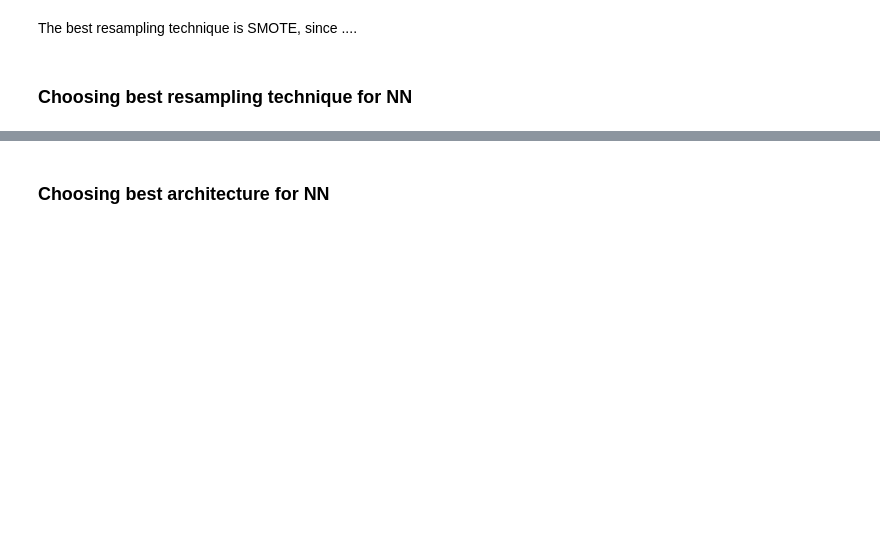
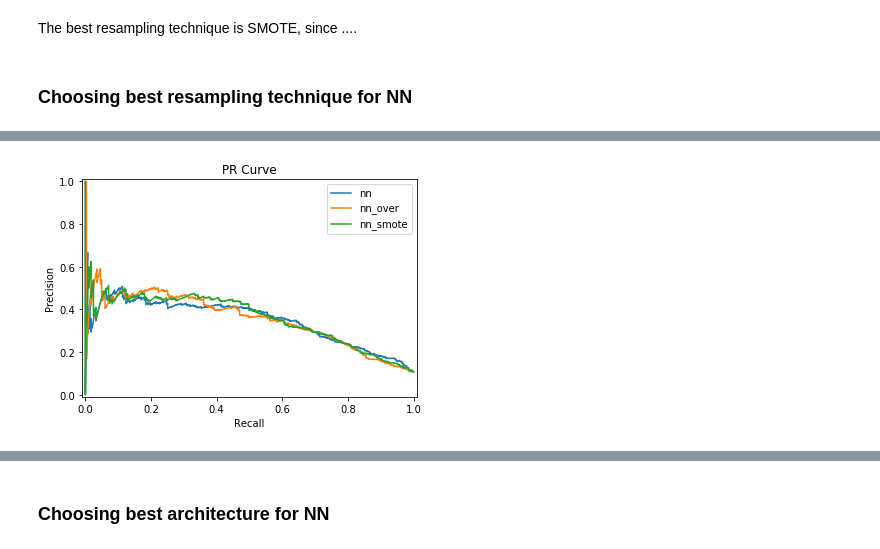
Before and after one commit to KoralleB/CA_Vehicle, a Jupyter notebook: notebook/Resample.ipynb, the cells around one changed output, grey strips where cells are left out. Drawn from its saved outputs; the diff is of its cells as text; code cells hidden in the pictures; blank space fills up the shorter version.

```diff
--- a/notebook/Resample.ipynb
+++ b/notebook/Resample.ipynb
@@ -273,0 +293,11 @@ The best resampling technique is SMOTE, since ....
+# %%
+precision, recall = np.load('../output_files/precision_nn.npy'),np.load('../output_files/recall_nn.npy')
+precision_over, recall_over = np.load('../output_files/precision_nn_over.npy'),np.load('../output_files/recall_nn_over.npy')
+precision_smote, recall_smote = np.load('../output_files/precision_nn_smote.npy'),np.load('../output_files/recall_nn_smote.npy')
+
+label = ['nn','nn_over','nn_smote']
+recall = [recall,recall_over,recall_smote]
+precision = [precision,precision_over,precision_smote]
+pr_plot(label,recall,precision)
+# %% [output]
+[figure, added]
```
Also changed, not shown: parts of 11 cells of this notebook, 55 other files.
